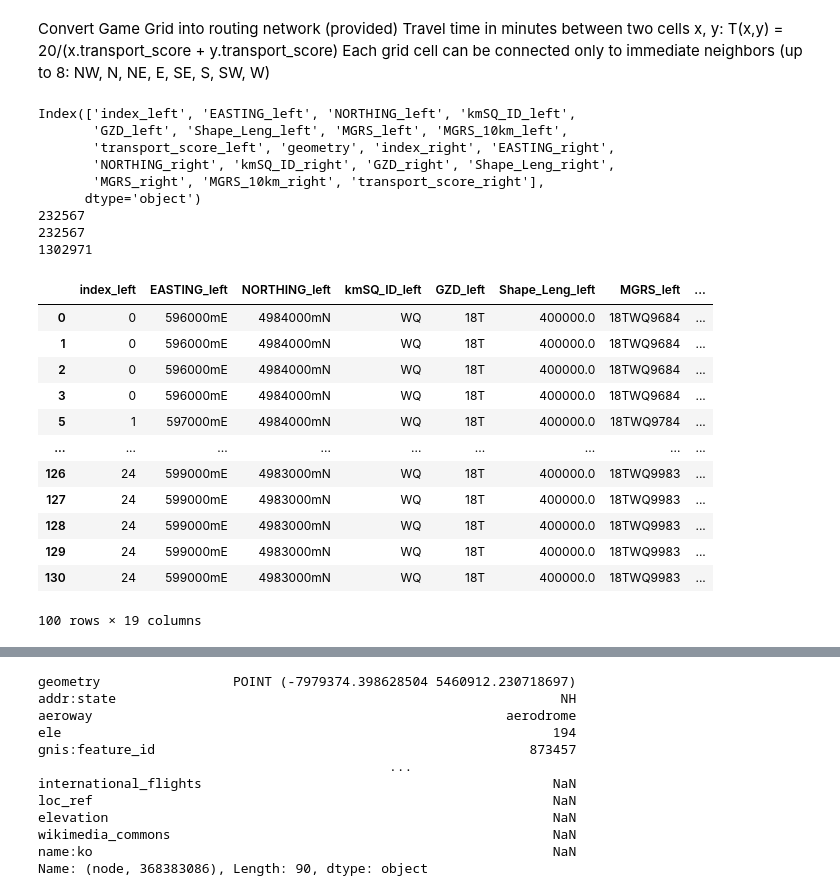
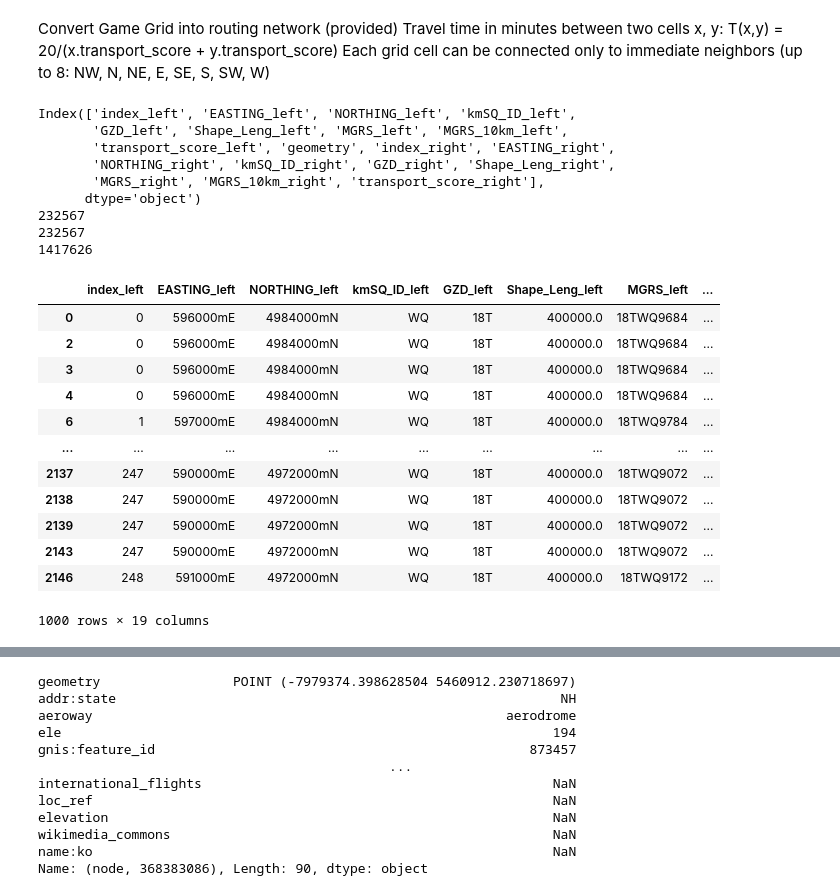
Before and after one commit to bwsi-hadr-2025-final-project/Logistics, a Jupyter notebook: src/Notebook 1.ipynb, the cells around one changed output, grey strips where cells are left out. Saved outputs shown, nothing was run; the diff lists cells and outputs as text; code cells hidden in the pictures.

```diff
--- a/src/Notebook 1.ipynb
+++ b/src/Notebook 1.ipynb
@@ -150,7 +150,7 @@ G = nx.Graph()
 for idx, row in game_grid_df.iterrows():
     G.add_node(idx, transport_score=row['transport_score'], geometry=row.geometry)
 
-adj = gpd.sjoin(game_grid_df, game_grid_df, how="inner", predicate='touches')
+adj = gpd.sjoin(game_grid_df, game_grid_df, how="inner", predicate='intersects')
 
 adj = adj.reset_index()
 
@@ -178,23 +178,23 @@ Index(['index_left', 'EASTING_left', 'NORTHING_left', 'kmSQ_ID_left',
       dtype='object')
 232567
 232567
-1302971
+1417626
 # %%
-adj[:100]
+adj[:1000]
 # %% [output]
 |  | index_left | EASTING_left | NORTHING_left | kmSQ_ID_left | GZD_left | Shape_Leng_left | MGRS_left | ... |
 | 0 | 0 | 596000mE | 4984000mN | WQ | 18T | 400000.0 | 18TWQ9684 | ... |
-| 1 | 0 | 596000mE | 4984000mN | WQ | 18T | 400000.0 | 18TWQ9684 | ... |
 | 2 | 0 | 596000mE | 4984000mN | WQ | 18T | 400000.0 | 18TWQ9684 | ... |
 | 3 | 0 | 596000mE | 4984000mN | WQ | 18T | 400000.0 | 18TWQ9684 | ... |
-| 5 | 1 | 597000mE | 4984000mN | WQ | 18T | 400000.0 | 18TWQ9784 | ... |
+| 4 | 0 | 596000mE | 4984000mN | WQ | 18T | 400000.0 | 18TWQ9684 | ... |
+| 6 | 1 | 597000mE | 4984000mN | WQ | 18T | 400000.0 | 18TWQ9784 | ... |
 | ... | ... | ... | ... | ... | ... | ... | ... | ... |
-| 126 | 24 | 599000mE | 4983000mN | WQ | 18T | 400000.0 | 18TWQ9983 | ... |
-| 127 | 24 | 599000mE | 4983000mN | WQ | 18T | 400000.0 | 18TWQ9983 | ... |
-| 128 | 24 | 599000mE | 4983000mN | WQ | 18T | 400000.0 | 18TWQ9983 | ... |
-| 129 | 24 | 599000mE | 4983000mN | WQ | 18T | 400000.0 | 18TWQ9983 | ... |
-| 130 | 24 | 599000mE | 4983000mN | WQ | 18T | 400000.0 | 18TWQ9983 | ... |
+| 2137 | 247 | 590000mE | 4972000mN | WQ | 18T | 400000.0 | 18TWQ9072 | ... |
+| 2138 | 247 | 590000mE | 4972000mN | WQ | 18T | 400000.0 | 18TWQ9072 | ... |
+| 2139 | 247 | 590000mE | 4972000mN | WQ | 18T | 400000.0 | 18TWQ9072 | ... |
+| 2143 | 247 | 590000mE | 4972000mN | WQ | 18T | 400000.0 | 18TWQ9072 | ... |
+| 2146 | 248 | 591000mE | 4972000mN | WQ | 18T | 400000.0 | 18TWQ9172 | ... |
-100 rows × 19 columns
+1000 rows × 19 columns
 # %%
 grid_merc = game_grid_df.to_crs(epsg=3857)
 fig, ax = plt.subplots(1, 1, figsize=(10, 10))
```
Also changed, not shown: parts of 5 cells of this notebook.
